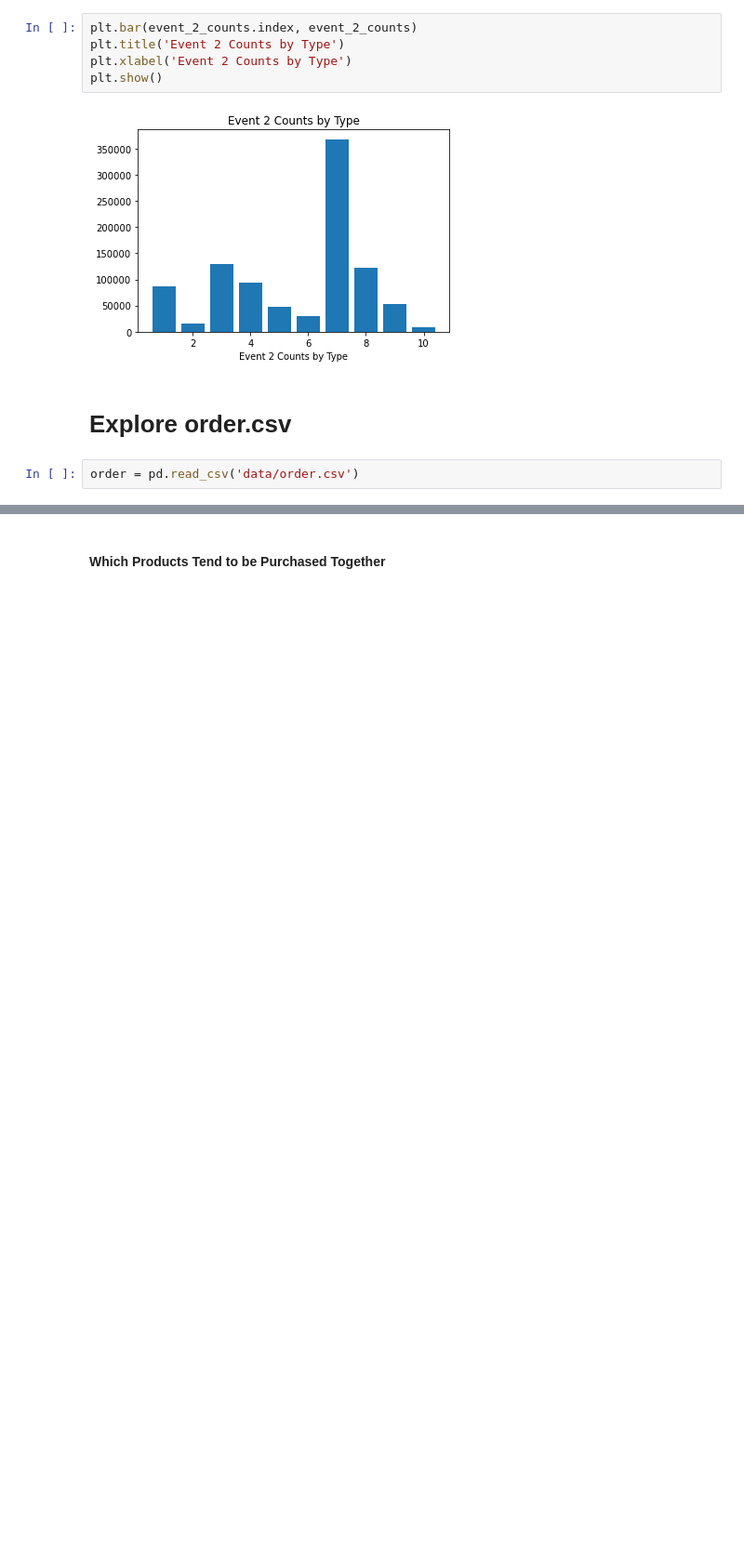
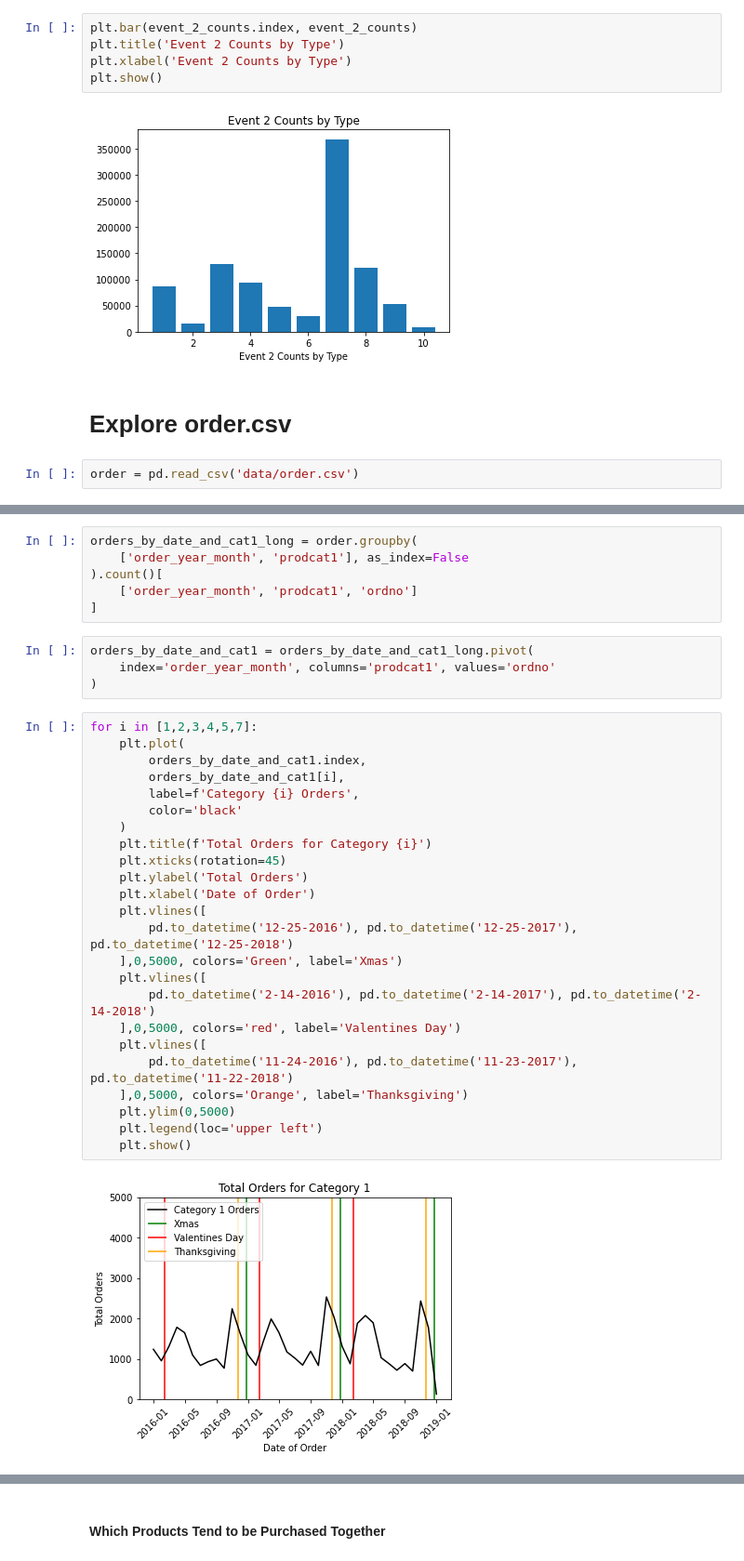
Before and after one commit to bryeomans90/shfly, a Jupyter notebook: Data Exploration.ipynb, the cells around one changed output, grey strips where cells are left out. Shown at 93% size. Drawn from its saved outputs; the diff is of its cells as text; blank space fills up the shorter version.

```diff
--- a/Data Exploration.ipynb
+++ b/Data Exploration.ipynb
@@ -85,0 +192,36 @@ order = pd.read_csv('data/order.csv')
+# %%
+orders_by_date_and_cat1_long = order.groupby(
+    ['order_year_month', 'prodcat1'], as_index=False
+).count()[
+    ['order_year_month', 'prodcat1', 'ordno']
+]
+# %%
+orders_by_date_and_cat1 = orders_by_date_and_cat1_long.pivot(
+    index='order_year_month', columns='prodcat1', values='ordno'
+)
+# %%
+for i in [1,2,3,4,5,7]:
+    plt.plot(
+        orders_by_date_and_cat1.index,
+        orders_by_date_and_cat1[i],
+        label=f'Category {i} Orders',
+        color='black'
+    )
+    plt.title(f'Total Orders for Category {i}')
+    plt.xticks(rotation=45)
+    plt.ylabel('Total Orders')
+    plt.xlabel('Date of Order')
+    plt.vlines([
+        pd.to_datetime('12-25-2016'), pd.to_datetime('12-25-2017'), pd.to_datetime('12-25-2018')
+    ],0,5000, colors='Green', label='Xmas')
+    plt.vlines([
+        pd.to_datetime('2-14-2016'), pd.to_datetime('2-14-2017'), pd.to_datetime('2-14-2018')
+    ],0,5000, colors='red', label='Valentines Day')
+    plt.vlines([
+        pd.to_datetime('11-24-2016'), pd.to_datetime('11-23-2017'), pd.to_datetime('11-22-2018')
+    ],0,5000, colors='Orange', label='Thanksgiving')
+    plt.ylim(0,5000)
+    plt.legend(loc='upper left')
+    plt.show()
+# %% [output]
+[figure, added]
```
Also changed, not shown: parts of 30 cells of this notebook.
